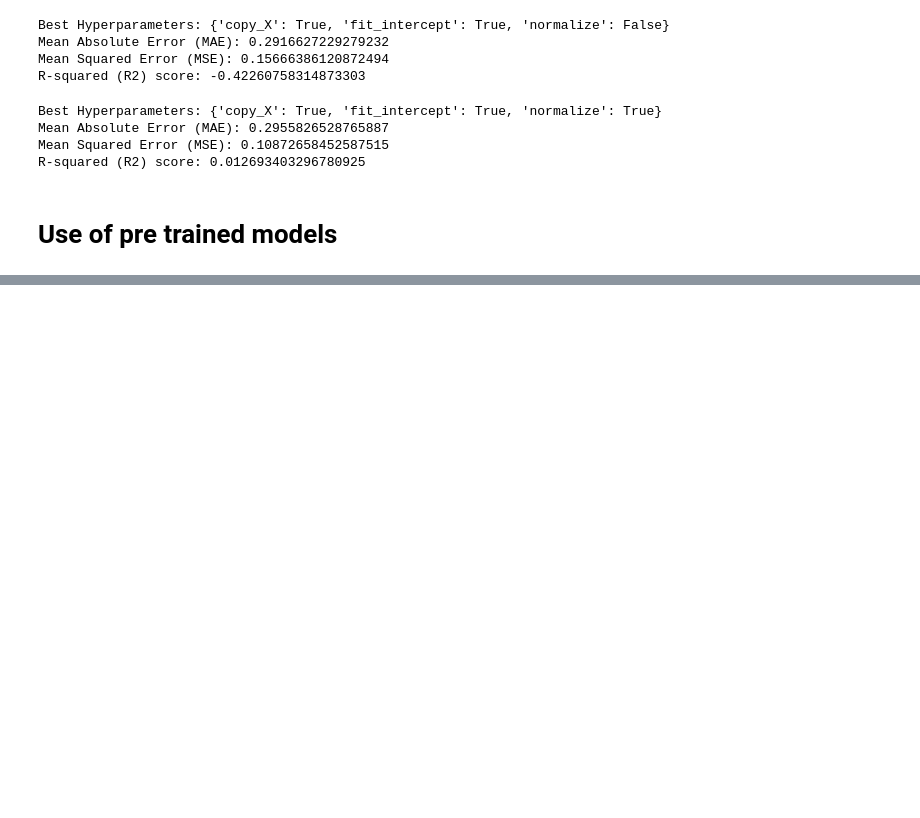
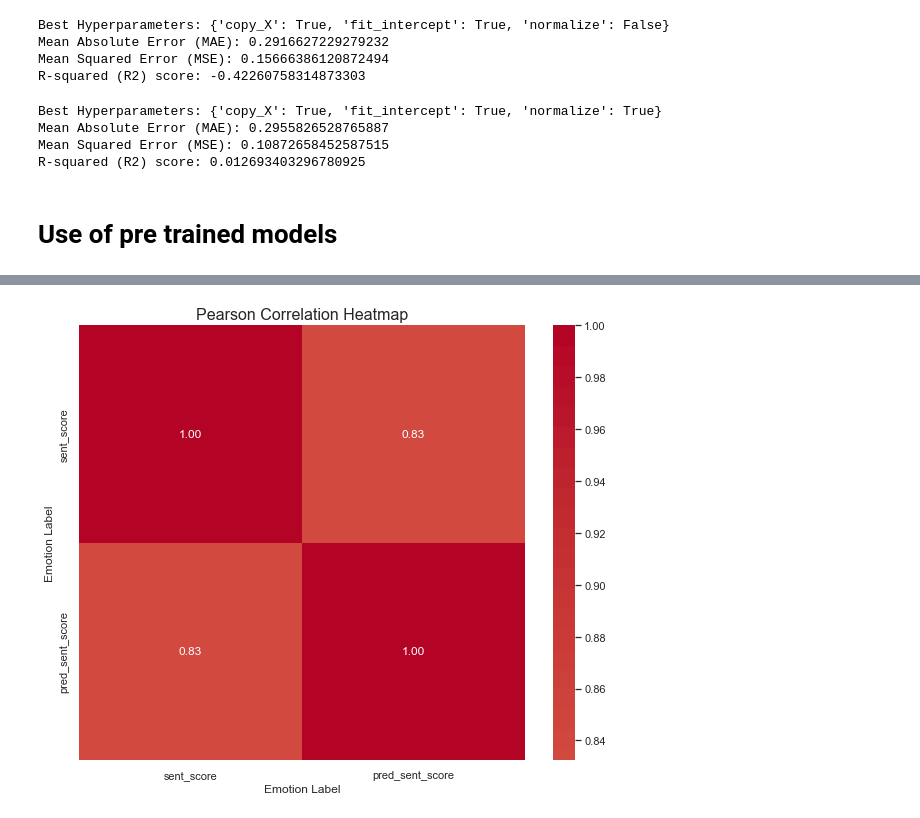
Before and after one commit to sba22224/Capstone_SBA22224, a Jupyter notebook: Code_Notebooks/Dimensional theory prediction optimisation.ipynb, the cells around one changed output, grey strips where cells are left out. Cells and saved outputs as stored; diff of their text form; code cells hidden in the pictures; blank space fills up the shorter version.

```diff
--- a/Code_Notebooks/Dimensional theory prediction optimisation.ipynb
+++ b/Code_Notebooks/Dimensional theory prediction optimisation.ipynb
@@ -3893,0 +4340,4 @@ R-squared (R2) score: 0.012693403296780925
+# %%
+#First option outperformed the second- use that as the base
+df_final_dim = df_final_dim.drop(columns=['pred_neg_1', 'pred_pos_1', 'pred_neut_1'])
+df_final_dim.head()
@@ -3893,0 +4351,4 @@ R-squared (R2) score: 0.012693403296780925
+# %%
+#Add in sent score column
+df_final_dim['pred_sent_score'] = (df_final_dim['pred_neg'] * -1) + (df_final_dim['pred_neut'] * 0) + (df_final_dim['pred_pos'] * 1)
+df_final_dim.head()
@@ -3893,0 +4362,25 @@ R-squared (R2) score: 0.012693403296780925
+# %%
+#Compare sentiment score correlation
+
+#Create a list of cols to include in pearsons correlation plot
+cols = ['sent_score', 'pred_sent_score']
+
+#Calculate Pearson correlation coefficients
+correlation_matrix = df_final_dim[cols].corr(method='pearson')
+
+#Define heatmap design
+sns.set(style='white')
+plt.figure(figsize=(10, 8))
+
+#Create the heatmap
+sns.heatmap(correlation_matrix, annot=True, cmap='coolwarm', center=0, fmt=".2f")
+
+#Add title and labels
+plt.title("Pearson Correlation Heatmap", fontsize=16)
+plt.xlabel('Emotion Label', fontsize=12)
+plt.ylabel('Emotion Label', fontsize=12)
+
+#Show the plot
+plt.show()
+# %% [output]
+[figure, added]
```
Also changed, not shown: parts of 21 cells of this notebook.
